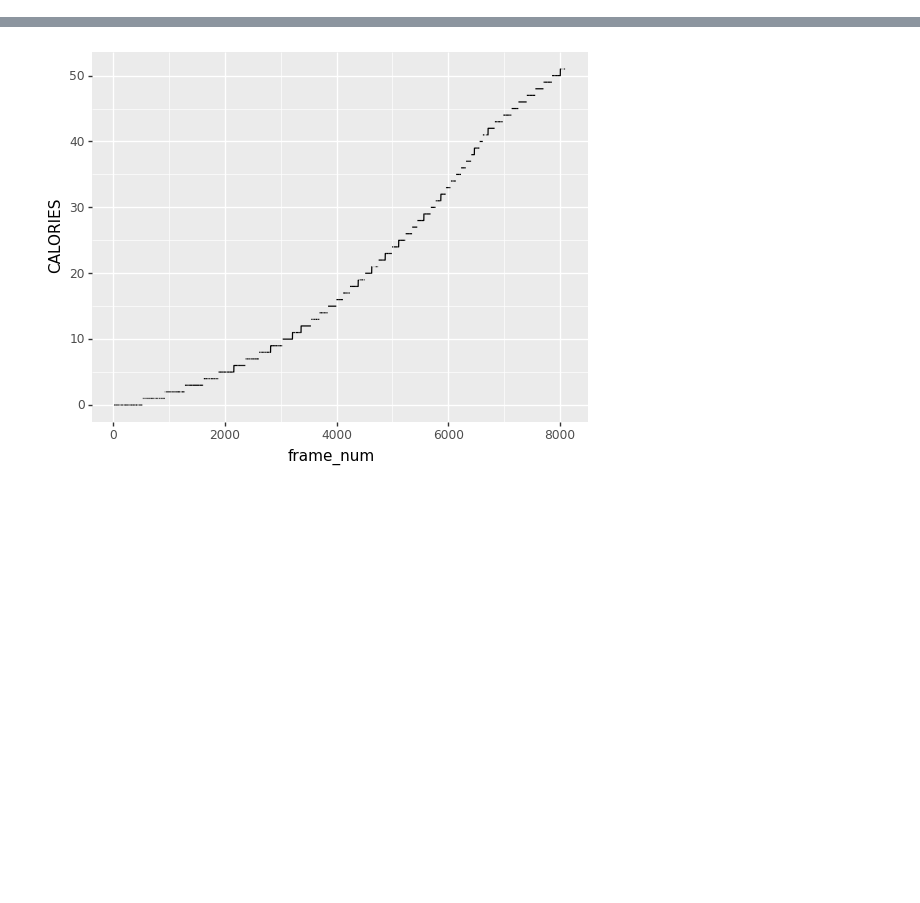
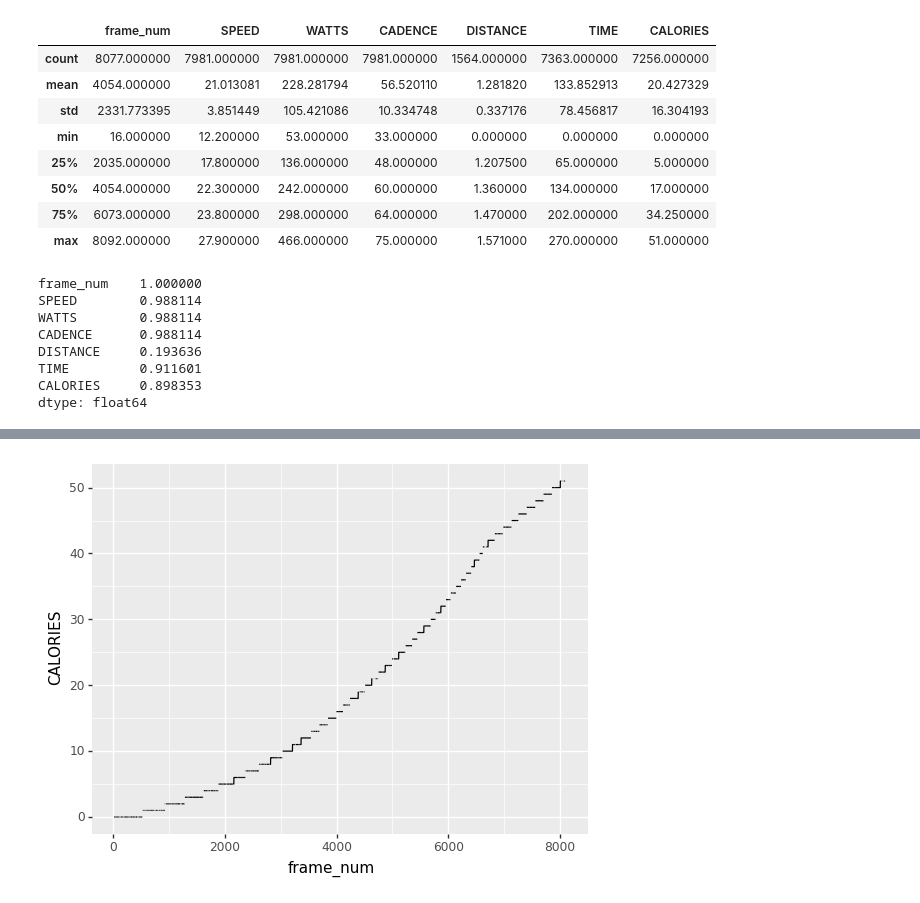
Before and after one commit to mmacpherson/exercise-machina, a Jupyter notebook: final-final-2.ipynb, the cells around one changed output, grey strips where cells are left out. Saved outputs shown, nothing was run; the diff lists cells and outputs as text; code cells hidden in the pictures; blank space fills up the shorter version.

```diff
--- a/final-final-2.ipynb
+++ b/final-final-2.ipynb
@@ -172 +183,36 @@ distance_df = process_field(df, "DISTANCE", enforce_monotonicity=True)
 [interactive output not drawn]
+# %%
+tr_table = pd.read_csv("top-row-states.csv").rename(columns=str.upper)
+
+
+def _impute(row, tr):
+    indices = ["SPEED", "WATTS", "CADENCE"]
+
+    vals = row.iloc[1:]
+    if vals.isna().all():
+        return row
+
+    # distances = np.sqrt((tr - vals) ** 2).mean(axis="columns")
+    distances = (tr != vals).sum(axis="columns")
+
+    min_idx = distances.idxmin()
+    min_val = distances.loc[min_idx]
+
+    if min_val <= 2:
+        row.loc[indices] = tr.loc[min_idx]
+        return row
+    else:
+        row.loc[indices] = np.nan
+        return row
+
+
+def impute_top_row(df, tr=tr_table):
+    return df.apply(lambda e: _impute(e, tr), axis="columns")
+
+
+toprow_df = impute_top_row(
+    functools.reduce(
+        lambda f, g: f.merge(g, on="frame_num", how="inner"),
+        [speed_df, watts_df, cadence_df],
+    )
+)
@@ -172,0 +221,27 @@ distance_df = process_field(df, "DISTANCE", enforce_monotonicity=True)
+# %%
+rogue_df = functools.reduce(
+    lambda f, g: f.merge(g, on="frame_num", how="inner"),
+    [toprow_df, distance_df, time_df, calories_df],
+)
+
+rogue_df.describe()
+
+rogue_df.notna().mean()
+# %% [output]
+|  | frame_num | SPEED | WATTS | CADENCE | DISTANCE | TIME | CALORIES |
+| count | 8077.000000 | 7981.000000 | 7981.000000 | 7981.000000 | 1564.000000 | 7363.000000 | 7256.000000 |
+| mean | 4054.000000 | 21.013081 | 228.281794 | 56.520110 | 1.281820 | 133.852913 | 20.427329 |
+| std | 2331.773395 | 3.851449 | 105.421086 | 10.334748 | 0.337176 | 78.456817 | 16.304193 |
+| min | 16.000000 | 12.200000 | 53.000000 | 33.000000 | 0.000000 | 0.000000 | 0.000000 |
+| 25% | 2035.000000 | 17.800000 | 136.000000 | 48.000000 | 1.207500 | 65.000000 | 5.000000 |
+| 50% | 4054.000000 | 22.300000 | 242.000000 | 60.000000 | 1.360000 | 134.000000 | 17.000000 |
+| 75% | 6073.000000 | 23.800000 | 298.000000 | 64.000000 | 1.470000 | 202.000000 | 34.250000 |
+| max | 8092.000000 | 27.900000 | 466.000000 | 75.000000 | 1.571000 | 270.000000 | 51.000000 |
+frame_num    1.000000
+SPEED        0.988114
+WATTS        0.988114
+CADENCE      0.988114
+DISTANCE     0.193636
+TIME         0.911601
+CALORIES     0.898353
+dtype: float64
```
Also changed, not shown: parts of 8 cells of this notebook, 1 other file.
